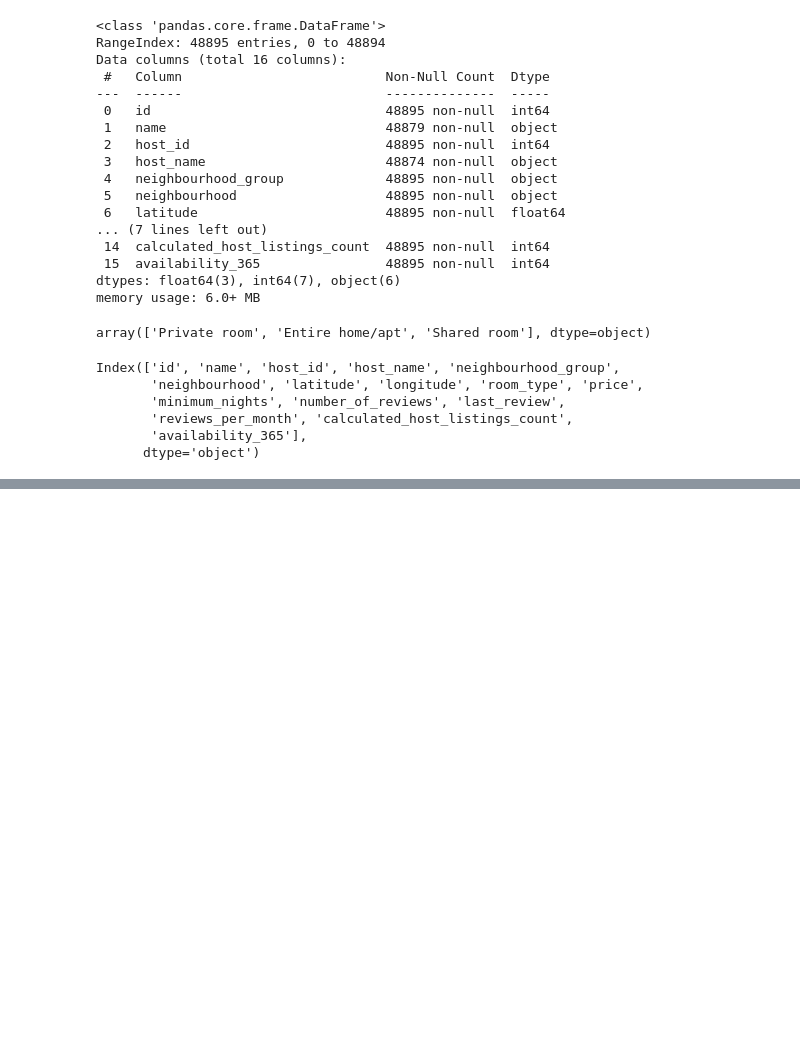
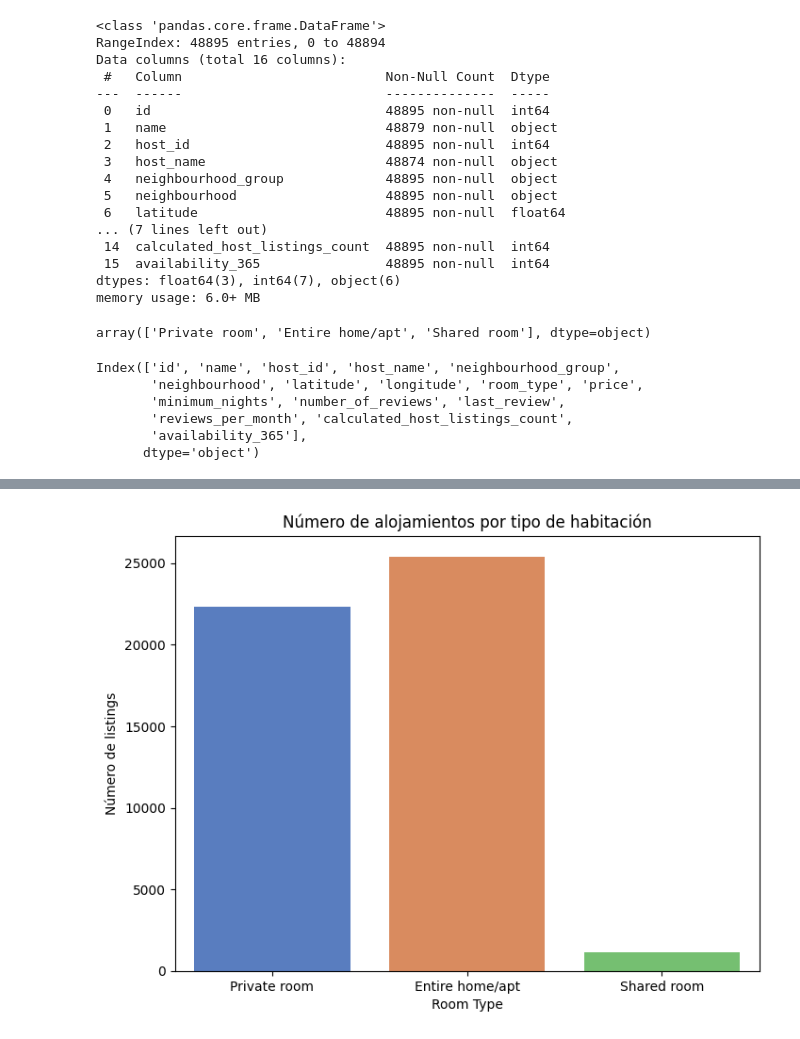
Before and after one commit to 4GeeksAcademy/Gabriel-De-Almeida-Santos-machine-learning-python-template, a Jupyter notebook: src/explore.ipynb, the cells around one changed output, grey strips where cells are left out. Cells and saved outputs as stored; diff of their text form; code cells hidden in the pictures; blank space fills up the shorter version.

```diff
--- a/src/explore.ipynb
+++ b/src/explore.ipynb
@@ -69,0 +108,16 @@ TypeError: 'method' object is not subscriptable
+# %%
+plt.figure(figsize=(8,6))
+sns.countplot(
+    data=df,
+    x='room_type',
+    hue='room_type',
+    dodge=False,
+    palette='muted'
+)
+plt.title("Número de alojamientos por tipo de habitación")
+plt.ylabel("Número de listings")
+plt.xlabel("Room Type")
+plt.legend([],[], frameon=False)
+plt.show()
+# %% [output]
+[figure, added]
```
Also changed, not shown: parts of 11 cells of this notebook.
